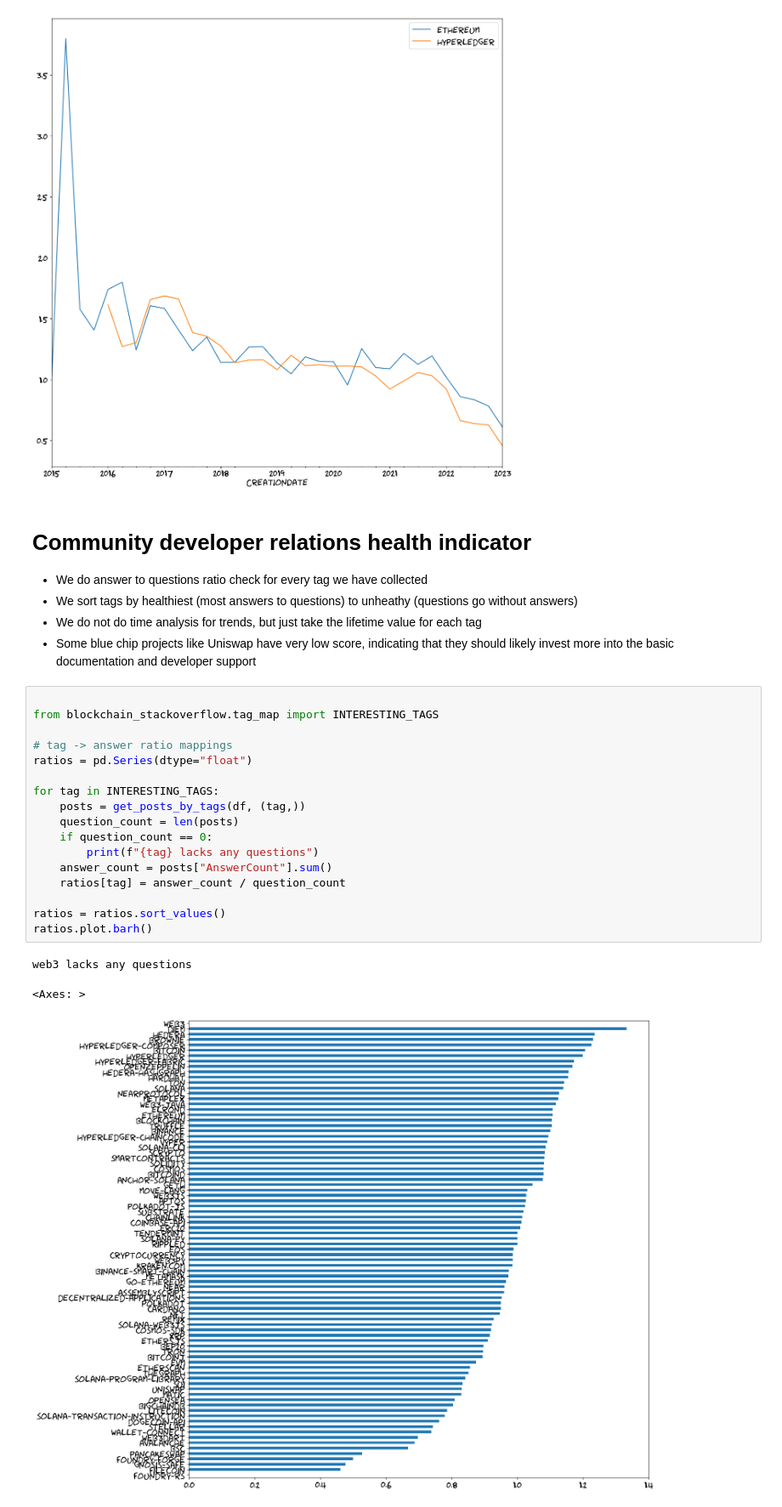
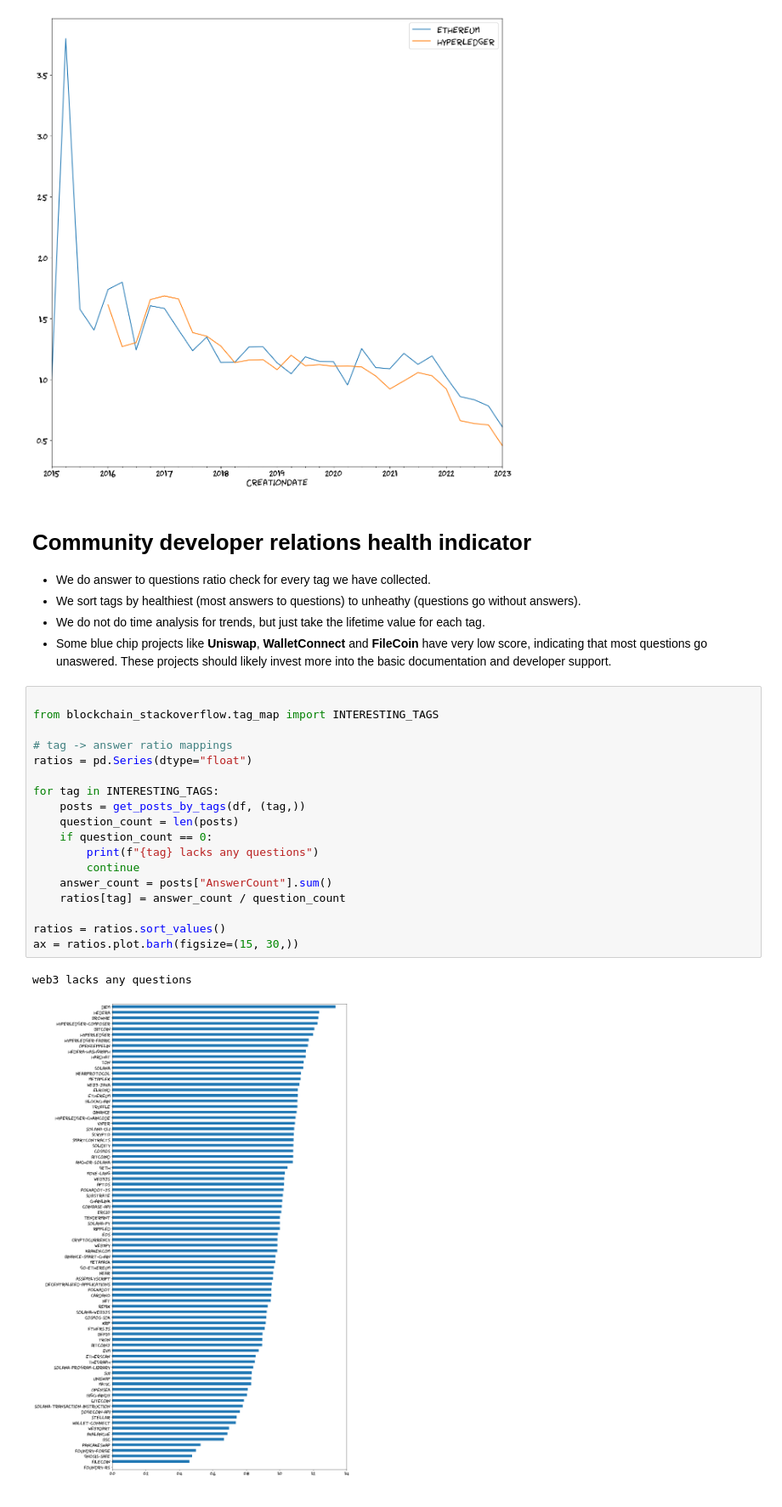
Before and after one commit to tradingstrategy-ai/blockchain-stackoverflow, a Jupyter notebook: research.ipynb, the cells around one changed output. Shown at 85% size. Drawn from its saved outputs; the diff is of its cells as text.

Commit message:
More charting

```diff
--- a/research.ipynb
+++ b/research.ipynb
@@ -511,28 +512,28 @@ ax = answer_ratios.plot.line()
 # %% [markdown]
 # Community developer relations health indicator
 
-- We do answer to questions ratio check for every tag we have collected
-- We sort tags by healthiest (most answers to questions) to unheathy (questions go without answers)
-- We do not do time analysis for trends, but just take the lifetime value for each tag
-- Some blue chip projects like Uniswap have very low score, indicating that they should likely invest more into the basic documentation and developer support
+- We do answer to questions ratio check for every tag we have collected.
+- We sort tags by healthiest (most answers to questions) to unheathy (questions go without answers).
+- We do not do time analysis for trends, but just take the lifetime value for each tag.
+- Some blue chip projects like **Uniswap**, **WalletConnect** and **FileCoin** have very low score, indicating that most questions go unaswered. These projects should likely invest more into the basic documentation and developer support.
 # %%
 
 from blockchain_stackoverflow.tag_map import INTERESTING_TAGS
 
 # tag -> answer ratio mappings
 ratios = pd.Series(dtype="float")
 
 for tag in INTERESTING_TAGS:
     posts = get_posts_by_tags(df, (tag,))
     question_count = len(posts)
     if question_count == 0:
         print(f"{tag} lacks any questions")
+        continue
     answer_count = posts["AnswerCount"].sum()
     ratios[tag] = answer_count / question_count
 
 ratios = ratios.sort_values()
-ratios.plot.barh()
+ax = ratios.plot.barh(figsize=(15, 30,))
 # %% [output]
 web3 lacks any questions
-<Axes: >
-[figure, old version]
+[figure, new version]
```
Also changed, not shown: parts of 1 cell of this notebook.
